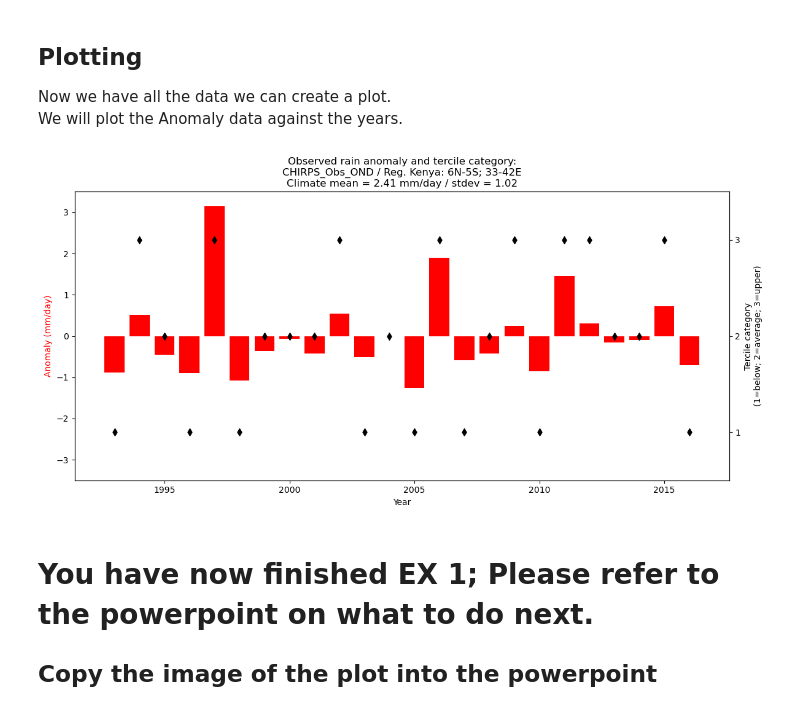
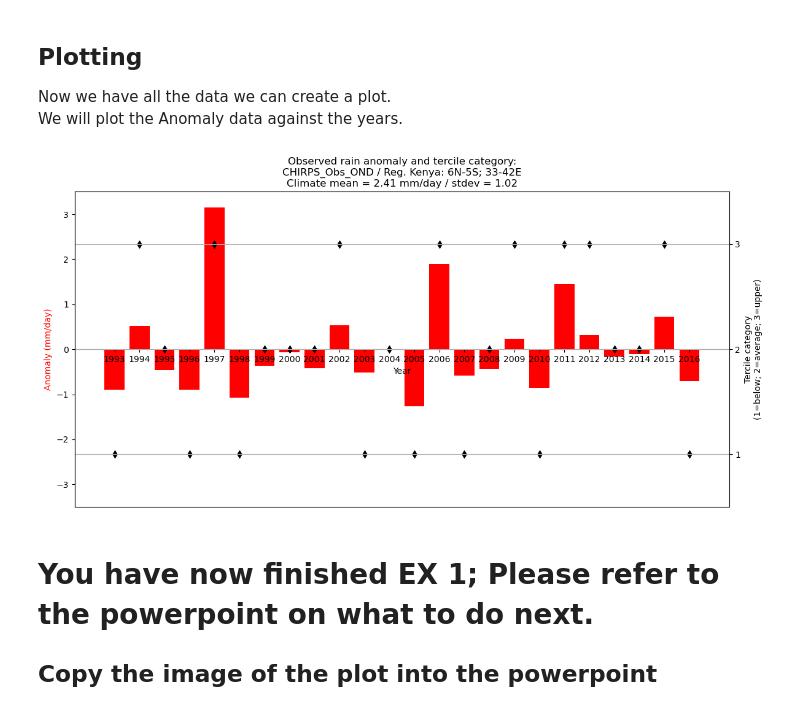
Before and after one commit to Eleanor-Dean/Wiser_Kenya_Students, a Jupyter notebook: ex1_DAY2_ensembles.ipynb, the cells around one changed output. Saved outputs shown, nothing was run; the diff lists cells and outputs as text; code cells hidden in the pictures.

```diff
--- a/ex1_DAY2_ensembles.ipynb
+++ b/ex1_DAY2_ensembles.ipynb
@@ -186,34 +186,43 @@ terciles = RFA_Catagories
 fig, ax1 = plt.subplots(figsize=(12, 6))
 
 # Now we'll plot the anomalies data as bars.
 # It will go up to the value that the anomaly represents outside of the mean and cover the year it represents
 # Years is the x-axis and Anomalies is the y-axis
 ax1.bar(years, anomalies, color='red', label='Anomaly')
 
 #This will label the axis and set the limits
 ax1.set_xlabel('Year')
 ax1.set_ylabel('Anomaly (mm/day)', color='red')
 ax1.set_ylim(-3.5, 3.5)
+ax1.set_xticks(years)
+
+
+ax1.spines['bottom'].set_position(('data', 0))
+ax1.spines['top'].set_visible(False)
+ax1.spines['right'].set_visible(False)
+
 
 # On top of this plot we'll plot the catagory each anomaly belongs to
 # First we set the x-axis to match that of the anomaly plot
 ax2 = ax1.twinx()
 
 #Now we plot the data.
 #X-axis is years again, but the y-axis is tercile catagory.
 ax2.scatter(years, terciles, color='black', marker='d', label='Tercile category')
 
 #This will set the matching labels and information for the plot
 ax2.set_ylabel('Tercile category\n(1=below; 2=average; 3=upper)', color='black')
 ax2.set_ylim(0.5, 3.5)
 ax2.set_yticks([1, 2, 3])
 
+
 # This sets the title and asks for the plot to be printed
 plt.title('Observed rain anomaly and tercile category:\nCHIRPS_Obs_OND / Reg. Kenya: 6N-5S; 33-42E\nClimate mean = 2.41 mm/day / stdev = 1.02')
 fig.tight_layout()
+plt.grid(True,which='both', axis='both')
 plt.show()
 # %% [output]
-[figure, old version]
+[figure, new version]
 # %% [markdown]
 # You have now finished EX 1; Please refer to the powerpoint on what to do next.
 ## Copy the image of the plot into the powerpoint
```
Also changed, not shown: 5 other files.
